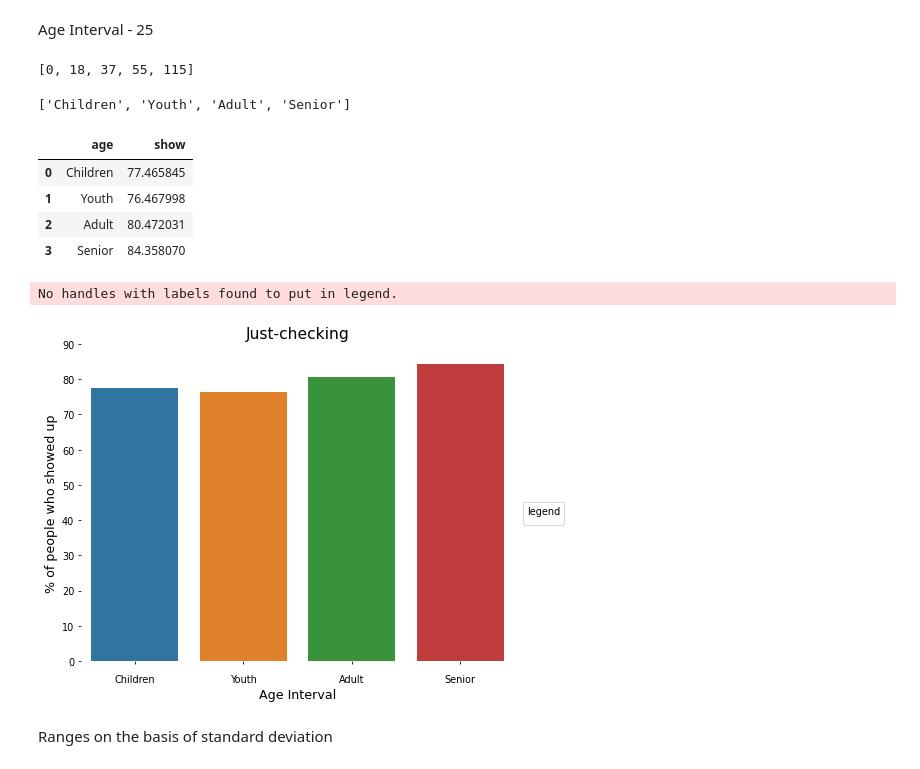
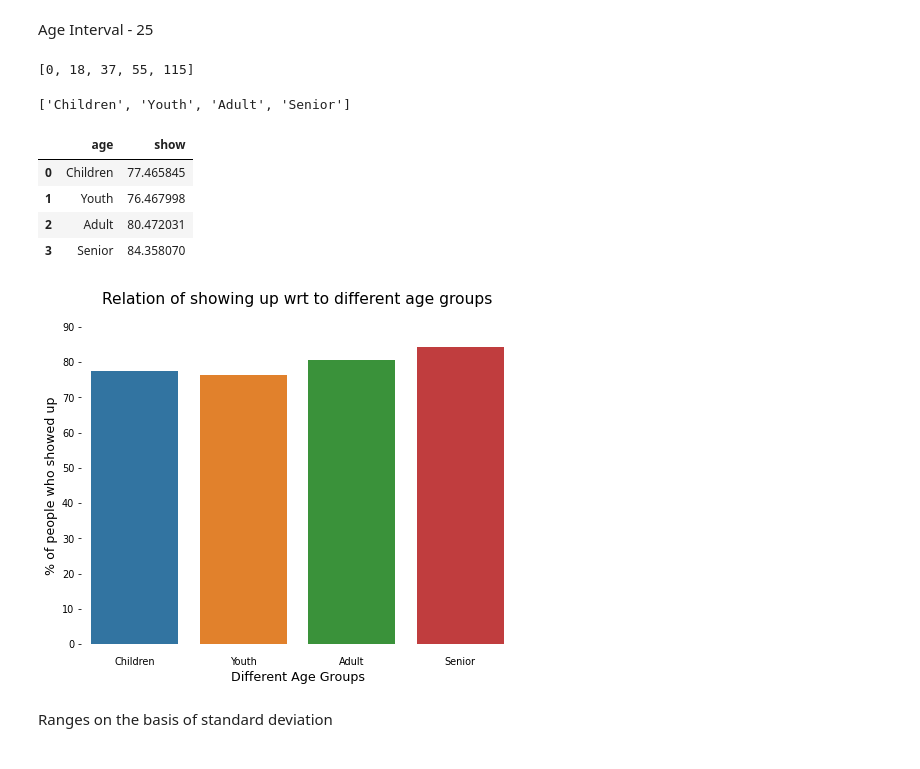
Before and after one commit to dishankkalra23/Medical-Appointment-No-Shows, a Jupyter notebook: Medical_Appointment_No_Shows.ipynb, the cells around one changed output. Drawn from its saved outputs; the diff is of its cells as text; code cells hidden in the pictures.

Commit message:
Updated range and bar plot function

```diff
--- a/Medical_Appointment_No_Shows.ipynb
+++ b/Medical_Appointment_No_Shows.ipynb
@@ -578,7 +578,7 @@ def ranges(feature,bins_edges,bins_names):
 
   check_df[feature] = pd.cut(x=arr,bins=bins_edges,labels=bins_names)
 # %%
-def create_bar_plot(_feature,_title,legend_title):
+def create_bar_plot(_feature,_title,x_label):
   extracted_df = pd.pivot_table(data=check_df,index=_feature,values='show')
   extracted_df.show = extracted_df.show*100
   extracted_df.reset_index(inplace=True)
@@ -594,19 +594,14 @@ def create_bar_plot(_feature,_title,legend_title):
   # To add padding b/w axis and ticks
   graph.xaxis.set_tick_params(pad = 10)
   graph.yaxis.set_tick_params(pad = 3)
+  graph.tick_params(bottom=False)
 
-  graph.set_xlabel('Age Interval',fontsize=13)
+  graph.set_xlabel(x_label,fontsize=13)
   graph.set_ylabel('% of people who showed up',fontsize=13)
   graph.set_title(_title,fontsize=16)
-  # graph.set_xticklabels(['Females','Males'],fontsize=11.5)
 
   # To set y-axis limits
   graph.set_ylim(0,90)
-
-  # To place legend outside top right corner of plot
-  plt.legend(title=legend_title,bbox_to_anchor=(1.02, 0.5), loc='upper left', borderaxespad=0)
-  # plt.legend(title='Consume Alcohol',bbox_to_anchor=(1.02, 1), loc='upper left', borderaxespad=0,labels=['No','Yes'])
-  # plt.legend(title='Alcoholism',labels=['A', 'A'], loc='upper left')
 
   # To remove spines
   sns.despine( left=True, bottom=True)
@@ -619,19 +614,18 @@ Age Interval - 25
 # %%
 feature = 'age'
 bins_edges = [0,18,37,55,115]
 bins_names = ['Children','Youth','Adult','Senior']
 ranges(feature,bins_edges,bins_names)
-rel_with_gender_1(_feature=feature,_title='Just-checking',legend_title='legend')
+create_bar_plot(_feature=feature,_title='Relation of showing up wrt to different age groups\n',x_label='Different Age Groups')
 # %% [output]
 [0, 18, 37, 55, 115]
 ['Children', 'Youth', 'Adult', 'Senior']
 |  | age | show |
 | 0 | Children | 77.465845 |
 | 1 | Youth | 76.467998 |
 | 2 | Adult | 80.472031 |
 | 3 | Senior | 84.358070 |
-No handles with labels found to put in legend.
-[figure, old version]
+[figure, new version]
 # %% [markdown]
 Ranges on the basis of standard deviation
 # %%
```
Also changed, not shown: parts of 2 cells of this notebook.
